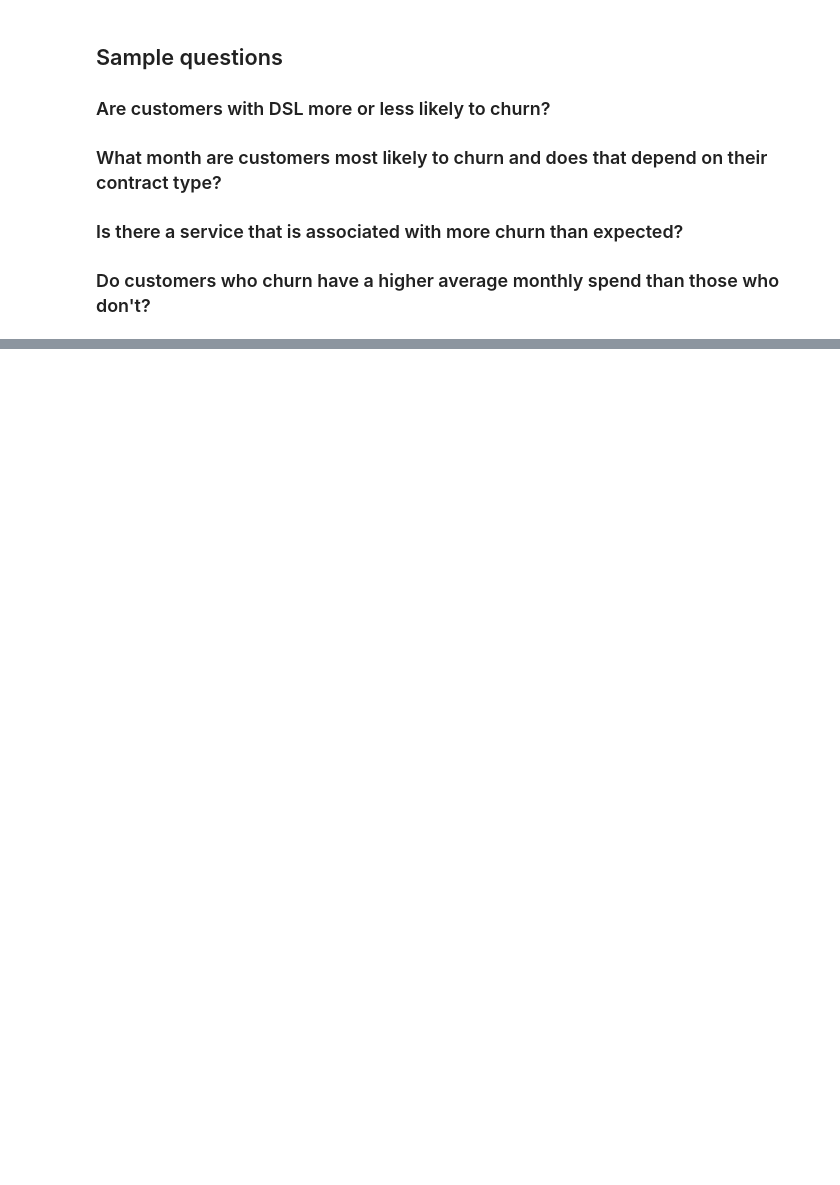
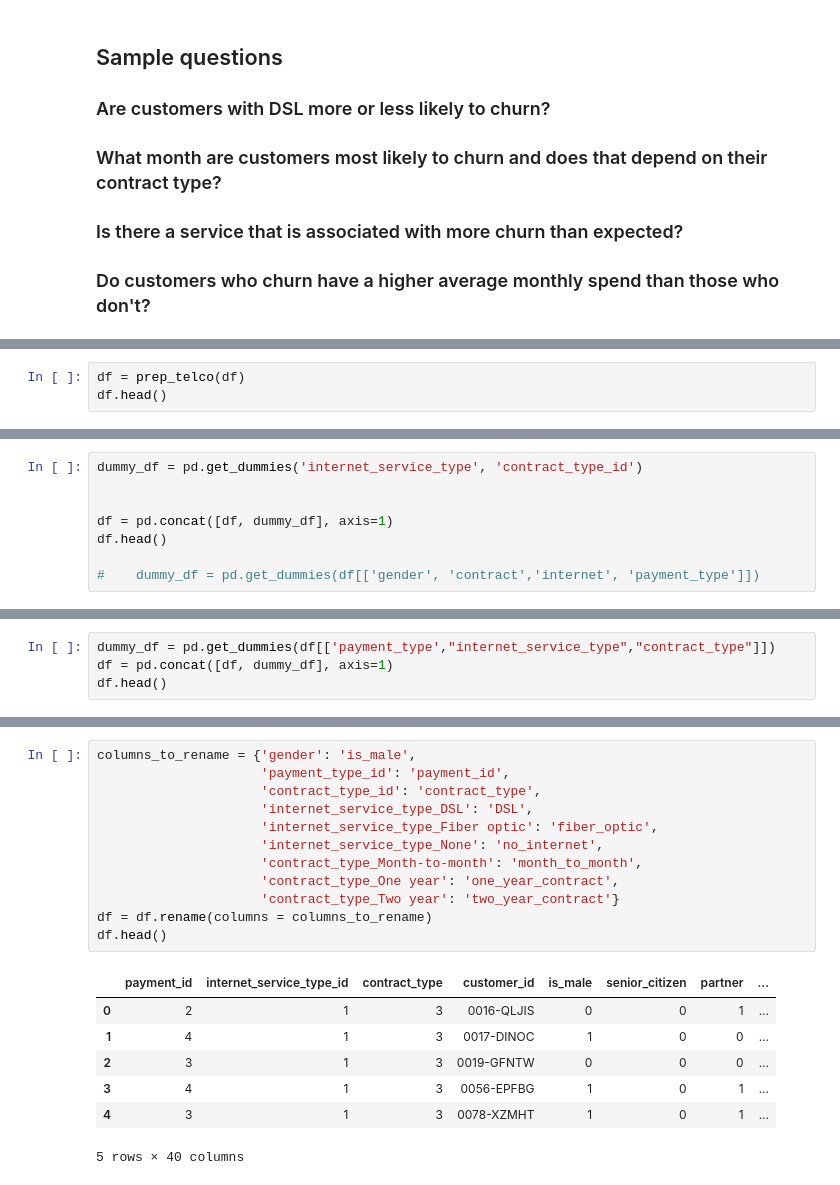
Before and after one commit to Daniel-Northcutt/Classification_Project, a Jupyter notebook: Telco_Work_Notebook.ipynb, the cells around one changed output, grey strips where cells are left out. Saved outputs shown, nothing was run; the diff lists cells and outputs as text; blank space fills up the shorter version.

```diff
--- a/Telco_Work_Notebook.ipynb
+++ b/Telco_Work_Notebook.ipynb
@@ -203,0 +140,3 @@ df['total_charges'] = df['total_charges'].astype('float64')
+# %%
+df = prep_telco(df)
+df.head()
@@ -203,0 +151,8 @@ df['total_charges'] = df['total_charges'].astype('float64')
+# %%
+dummy_df = pd.get_dummies('internet_service_type', 'contract_type_id')
+
+
+df = pd.concat([df, dummy_df], axis=1)
+df.head()
+
+#    dummy_df = pd.get_dummies(df[['gender', 'contract','internet', 'payment_type']])
@@ -203,0 +167,4 @@ df['total_charges'] = df['total_charges'].astype('float64')
+# %%
+dummy_df = pd.get_dummies(df[['payment_type',"internet_service_type","contract_type"]])
+df = pd.concat([df, dummy_df], axis=1)
+df.head()
@@ -203,0 +179,20 @@ df['total_charges'] = df['total_charges'].astype('float64')
+# %%
+columns_to_rename = {'gender': 'is_male',
+                     'payment_type_id': 'payment_id',
+                     'contract_type_id': 'contract_type',
+                     'internet_service_type_DSL': 'DSL',
+                     'internet_service_type_Fiber optic': 'fiber_optic',
+                     'internet_service_type_None': 'no_internet',
+                     'contract_type_Month-to-month': 'month_to_month',
+                     'contract_type_One year': 'one_year_contract',
+                     'contract_type_Two year': 'two_year_contract'}
+df = df.rename(columns = columns_to_rename)
+df.head()
+# %% [output]
+|  | payment_id | internet_service_type_id | contract_type | customer_id | is_male | senior_citizen | partner | ... |
+| 0 | 2 | 1 | 3 | 0016-QLJIS | 0 | 0 | 1 | ... |
+| 1 | 4 | 1 | 3 | 0017-DINOC | 1 | 0 | 0 | ... |
+| 2 | 3 | 1 | 3 | 0019-GFNTW | 0 | 0 | 0 | ... |
+| 3 | 4 | 1 | 3 | 0056-EPFBG | 1 | 0 | 1 | ... |
+| 4 | 3 | 1 | 3 | 0078-XZMHT | 1 | 0 | 1 | ... |
+5 rows × 40 columns
```
Also changed, not shown: parts of 26 cells of this notebook.
